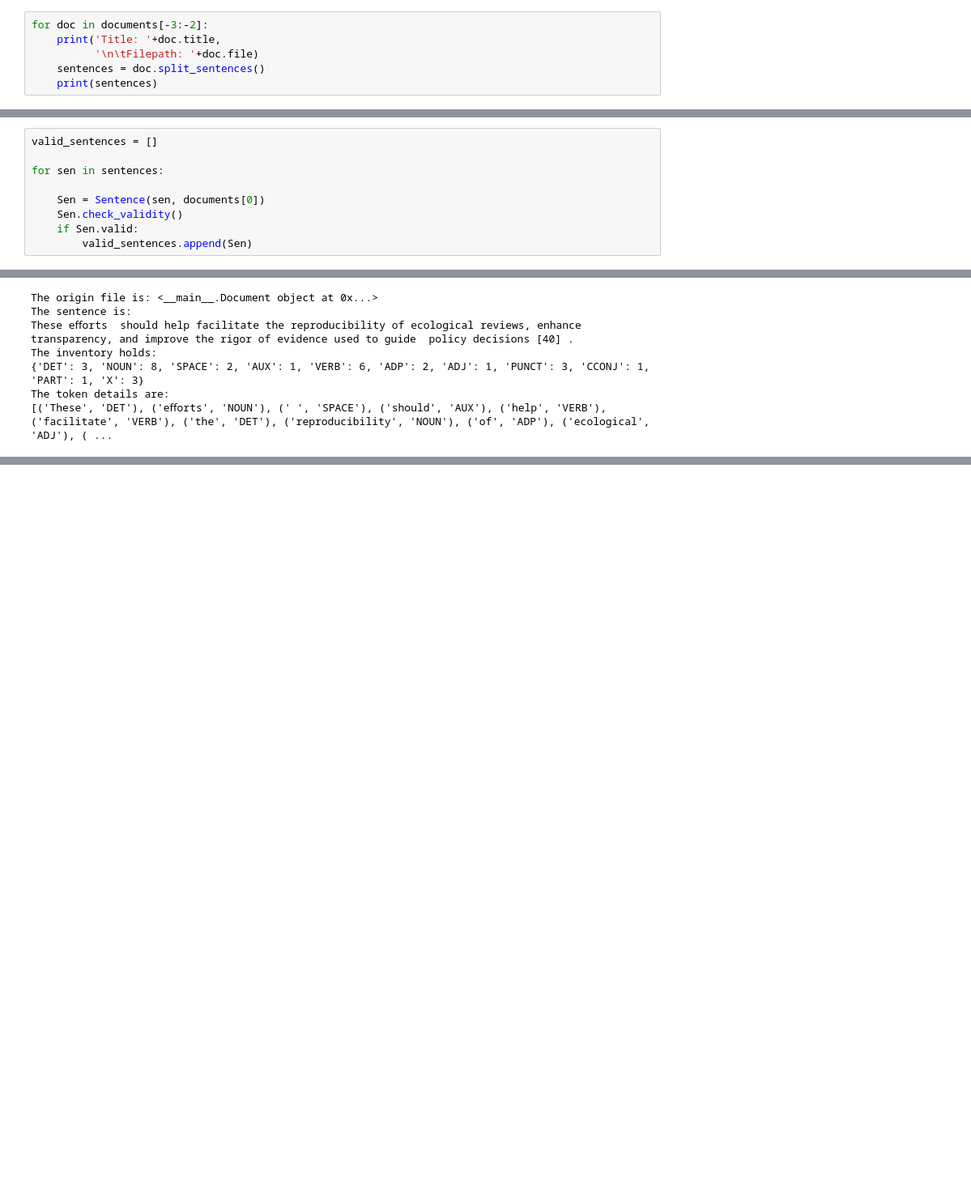
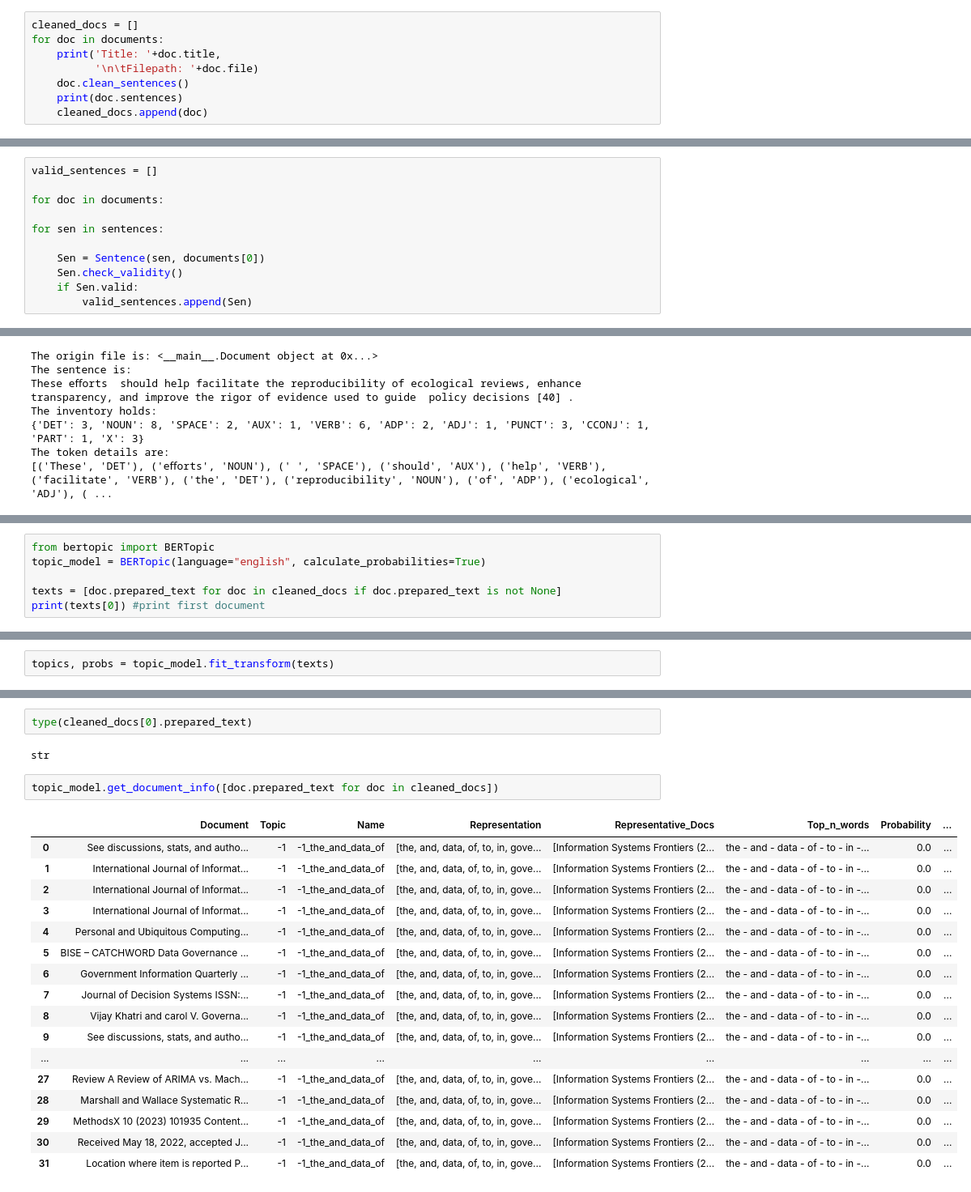
Before and after one commit to PYaDo/TopGov, a Jupyter notebook: main.ipynb, the cells around one changed output, grey strips where cells are left out. Shown at 81% size. Saved outputs shown, nothing was run; the diff lists cells and outputs as text; blank space fills up the shorter version.

Commit message:
integrated BERTopic

```diff
--- a/main.ipynb
+++ b/main.ipynb
@@ -78,9 +89,11 @@ for entry in library.entries:
     if document.is_pdf:
         documents.append(document)
 # %%
-for doc in documents[-3:-2]:
+cleaned_docs = []
+for doc in documents:
     print('Title: '+doc.title,
           '\n\tFilepath: '+doc.file)
-    sentences = doc.split_sentences()
-    print(sentences)
+    doc.clean_sentences()
+    print(doc.sentences)
+    cleaned_docs.append(doc)
 # %% [output]
@@ -162,6 +178,8 @@ class Sentence:
             print(f'The token details are:\n{self.tokens}')
 # %%
 valid_sentences = []
+
+for doc in documents:
 
 for sen in sentences:
 
@@ -204,0 +225,6 @@ The token details are:
+# %%
+from bertopic import BERTopic
+topic_model = BERTopic(language="english", calculate_probabilities=True)
+
+texts = [doc.prepared_text for doc in cleaned_docs if doc.prepared_text is not None]
+print(texts[0]) #print first document
@@ -204,0 +233,2 @@ The token details are:
+# %%
+topics, probs = topic_model.fit_transform(texts)
@@ -204,0 +240,24 @@ The token details are:
+# %%
+type(cleaned_docs[0].prepared_text)
+# %% [output]
+str
+# %%
+topic_model.get_document_info([doc.prepared_text for doc in cleaned_docs])
+# %% [output]
+|  | Document | Topic | Name | Representation | Representative_Docs | Top_n_words | Probability | ... |
+| 0 | See discussions, stats, and autho... | -1 | -1_the_and_data_of | [the, and, data, of, to, in, gove... | [Information Systems Frontiers (2... | the - and - data - of - to - in -... | 0.0 | ... |
+| 1 | International Journal of Informat... | -1 | -1_the_and_data_of | [the, and, data, of, to, in, gove... | [Information Systems Frontiers (2... | the - and - data - of - to - in -... | 0.0 | ... |
+| 2 | International Journal of Informat... | -1 | -1_the_and_data_of | [the, and, data, of, to, in, gove... | [Information Systems Frontiers (2... | the - and - data - of - to - in -... | 0.0 | ... |
+| 3 | International Journal of Informat... | -1 | -1_the_and_data_of | [the, and, data, of, to, in, gove... | [Information Systems Frontiers (2... | the - and - data - of - to - in -... | 0.0 | ... |
+| 4 | Personal and Ubiquitous Computing... | -1 | -1_the_and_data_of | [the, and, data, of, to, in, gove... | [Information Systems Frontiers (2... | the - and - data - of - to - in -... | 0.0 | ... |
+| 5 | BISE – CATCHWORD Data Governance ... | -1 | -1_the_and_data_of | [the, and, data, of, to, in, gove... | [Information Systems Frontiers (2... | the - and - data - of - to - in -... | 0.0 | ... |
+| 6 | Government Information Quarterly ... | -1 | -1_the_and_data_of | [the, and, data, of, to, in, gove... | [Information Systems Frontiers (2... | the - and - data - of - to - in -... | 0.0 | ... |
+| 7 | Journal of Decision Systems ISSN:... | -1 | -1_the_and_data_of | [the, and, data, of, to, in, gove... | [Information Systems Frontiers (2... | the - and - data - of - to - in -... | 0.0 | ... |
+| 8 | Vijay Khatri and carol V. Governa... | -1 | -1_the_and_data_of | [the, and, data, of, to, in, gove... | [Information Systems Frontiers (2... | the - and - data - of - to - in -... | 0.0 | ... |
+| 9 | See discussions, stats, and autho... | -1 | -1_the_and_data_of | [the, and, data, of, to, in, gove... | [Information Systems Frontiers (2... | the - and - data - of - to - in -... | 0.0 | ... |
+| ... | ... | ... | ... | ... | ... | ... | ... | ... |
+| 27 | Review A Review of ARIMA vs. Mach... | -1 | -1_the_and_data_of | [the, and, data, of, to, in, gove... | [Information Systems Frontiers (2... | the - and - data - of - to - in -... | 0.0 | ... |
+| 28 | Marshall and Wallace Systematic R... | -1 | -1_the_and_data_of | [the, and, data, of, to, in, gove... | [Information Systems Frontiers (2... | the - and - data - of - to - in -... | 0.0 | ... |
+| 29 | MethodsX 10 (2023) 101935 Content... | -1 | -1_the_and_data_of | [the, and, data, of, to, in, gove... | [Information Systems Frontiers (2... | the - and - data - of - to - in -... | 0.0 | ... |
+| 30 | Received May 18, 2022, accepted J... | -1 | -1_the_and_data_of | [the, and, data, of, to, in, gove... | [Information Systems Frontiers (2... | the - and - data - of - to - in -... | 0.0 | ... |
+| 31 | Location where item is reported P... | -1 | -1_the_and_data_of | [the, and, data, of, to, in, gove... | [Information Systems Frontiers (2... | the - and - data - of - to - in -... | 0.0 | ... |
```
Also changed, not shown: parts of 7 cells of this notebook, 1 other file.
